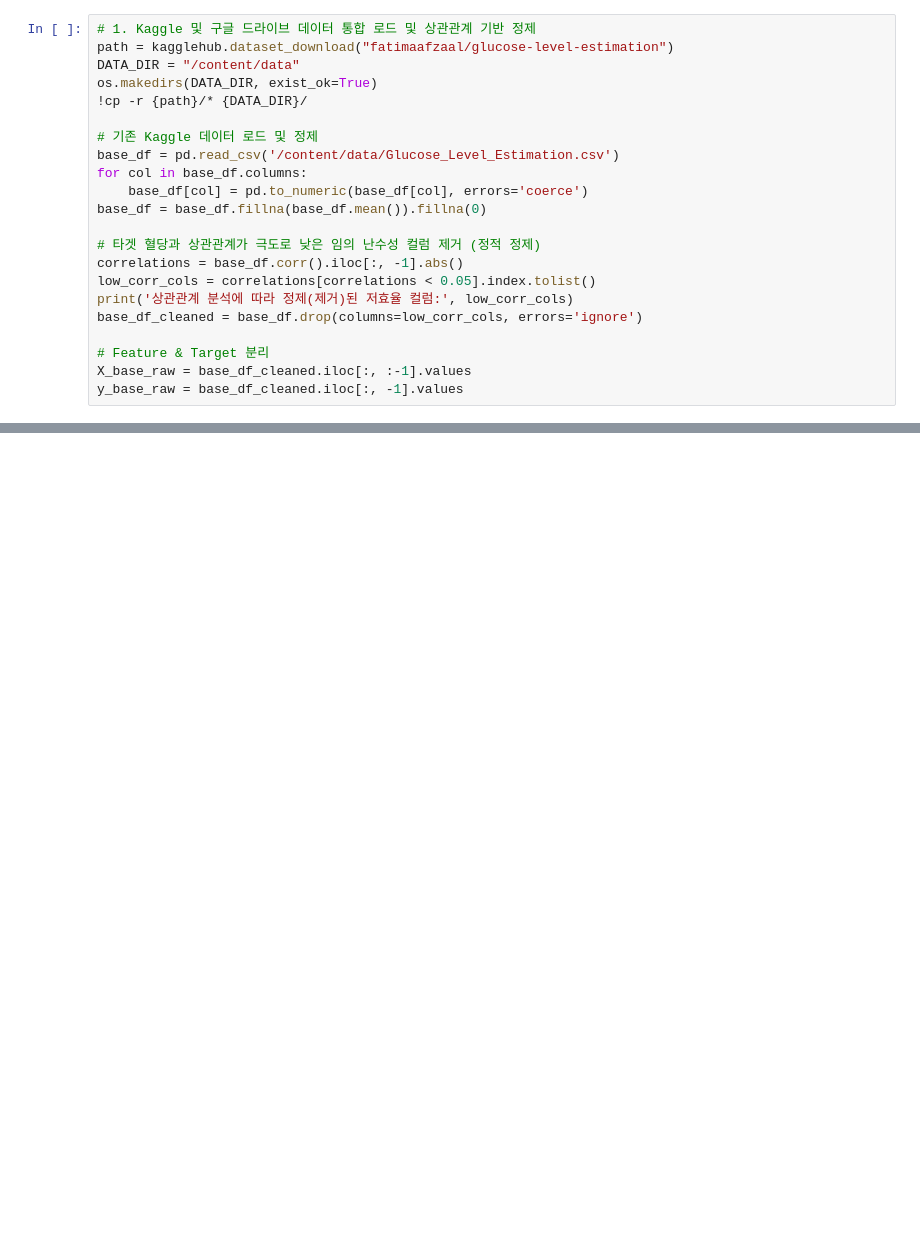
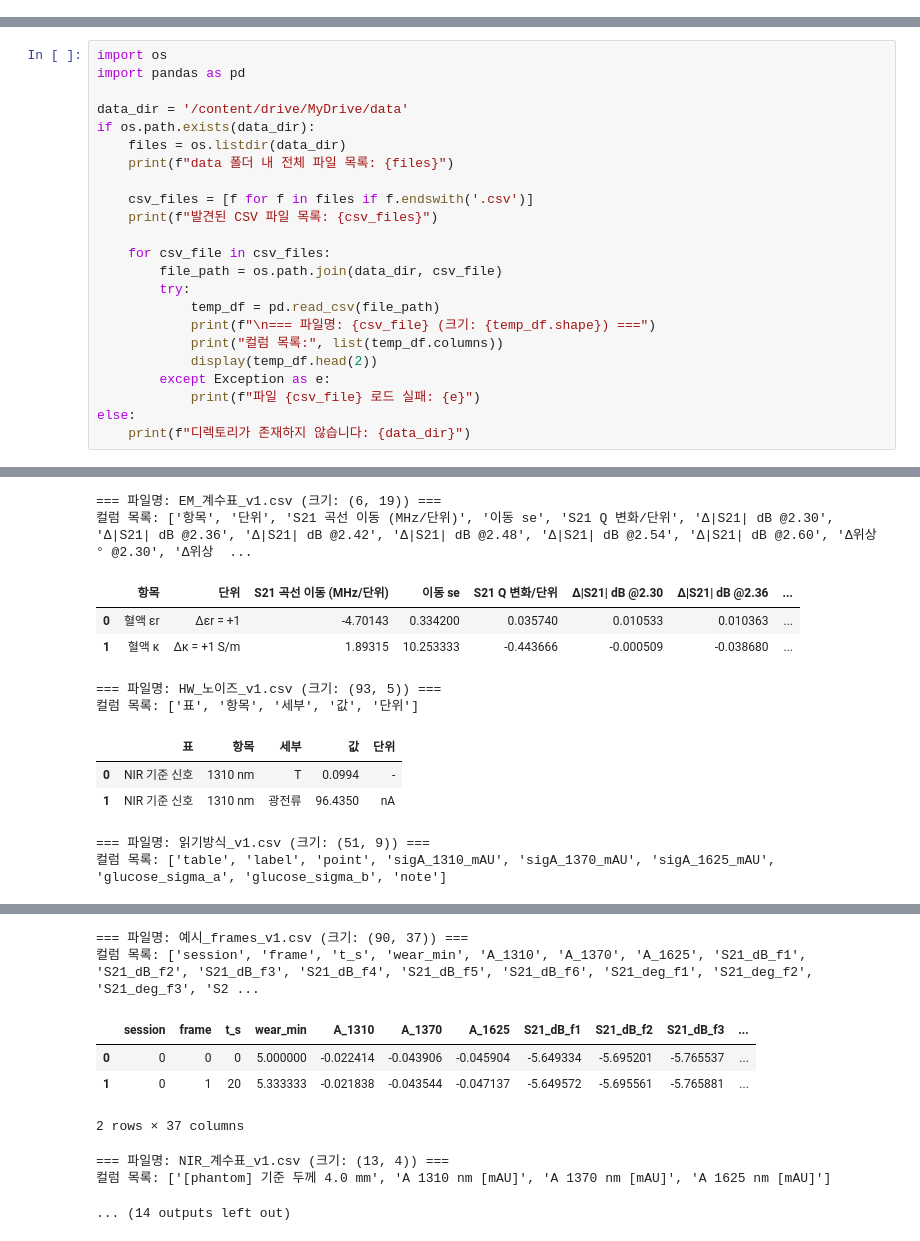
Before and after one commit to jianlee1111/HY-MATCH, a Jupyter notebook: ai_model/notebooks/colab_training_pipeline.ipynb, the cells around one changed output, grey strips where cells are left out. Saved outputs shown, nothing was run; the diff lists cells and outputs as text; blank space fills up the shorter version.

```diff
--- a/ai_model/notebooks/colab_training_pipeline.ipynb
+++ b/ai_model/notebooks/colab_training_pipeline.ipynb
@@ -22,22 +0,0 @@ Drive already mounted at /content/drive; to attempt to forcibly remount, call dr
-# %%
-# 1. Kaggle 및 구글 드라이브 데이터 통합 로드 및 상관관계 기반 정제
-path = kagglehub.dataset_download("fatimaafzaal/glucose-level-estimation")
-DATA_DIR = "/content/data"
-os.makedirs(DATA_DIR, exist_ok=True)
-!cp -r {path}/* {DATA_DIR}/
-
-# 기존 Kaggle 데이터 로드 및 정제
-base_df = pd.read_csv('/content/data/Glucose_Level_Estimation.csv')
-for col in base_df.columns:
-    base_df[col] = pd.to_numeric(base_df[col], errors='coerce')
-base_df = base_df.fillna(base_df.mean()).fillna(0)
-
-# 타겟 혈당과 상관관계가 극도로 낮은 임의 난수성 컬럼 제거 (정적 정제)
-correlations = base_df.corr().iloc[:, -1].abs()
-low_corr_cols = correlations[correlations < 0.05].index.tolist()
-print('상관관계 분석에 따라 정제(제거)된 저효율 컬럼:', low_corr_cols)
-base_df_cleaned = base_df.drop(columns=low_corr_cols, errors='ignore')
-
-# Feature & Target 분리
-X_base_raw = base_df_cleaned.iloc[:, :-1].values
-y_base_raw = base_df_cleaned.iloc[:, -1].values
@@ -72,0 +113,24 @@ y_combined = np.concatenate([y_base_raw, y_add_raw])
+# %%
+import os
+import pandas as pd
+
+data_dir = '/content/drive/MyDrive/data'
+if os.path.exists(data_dir):
+    files = os.listdir(data_dir)
+    print(f"data 폴더 내 전체 파일 목록: {files}")
+
+    csv_files = [f for f in files if f.endswith('.csv')]
+    print(f"발견된 CSV 파일 목록: {csv_files}")
+
+    for csv_file in csv_files:
+        file_path = os.path.join(data_dir, csv_file)
+        try:
+            temp_df = pd.read_csv(file_path)
+            print(f"\n=== 파일명: {csv_file} (크기: {temp_df.shape}) ===")
+            print("컬럼 목록:", list(temp_df.columns))
+            display(temp_df.head(2))
+        except Exception as e:
+            print(f"파일 {csv_file} 로드 실패: {e}")
+else:
+    print(f"디렉토리가 존재하지 않습니다: {data_dir}")
+# %% [output]
@@ -72,0 +145,12 @@ y_combined = np.concatenate([y_base_raw, y_add_raw])
+=== 파일명: EM_계수표_v1.csv (크기: (6, 19)) ===
+컬럼 목록: ['항목', '단위', 'S21 곡선 이동 (MHz/단위)', '이동 se', 'S21 Q 변화/단위', 'Δ|S21| dB @2.30', 'Δ|S21| dB @2.36', 'Δ|S21| dB @2.42', 'Δ|S21| dB @2.48', 'Δ|S21| dB @2.54', 'Δ|S21| dB @2.60', 'Δ위상 ° @2.30', 'Δ위상  ...
+|  | 항목 | 단위 | S21 곡선 이동 (MHz/단위) | 이동 se | S21 Q 변화/단위 | Δ|S21| dB @2.30 | Δ|S21| dB @2.36 | ... |
+| 0 | 혈액 εr | Δεr = +1 | -4.70143 | 0.334200 | 0.035740 | 0.010533 | 0.010363 | ... |
+| 1 | 혈액 κ | Δκ = +1 S/m | 1.89315 | 10.253333 | -0.443666 | -0.000509 | -0.038680 | ... |
+=== 파일명: HW_노이즈_v1.csv (크기: (93, 5)) ===
+컬럼 목록: ['표', '항목', '세부', '값', '단위']
+|  | 표 | 항목 | 세부 | 값 | 단위 |
+| 0 | NIR 기준 신호 | 1310 nm | T | 0.0994 | - |
+| 1 | NIR 기준 신호 | 1310 nm | 광전류 | 96.4350 | nA |
+=== 파일명: 읽기방식_v1.csv (크기: (51, 9)) ===
+컬럼 목록: ['table', 'label', 'point', 'sigA_1310_mAU', 'sigA_1370_mAU', 'sigA_1625_mAU', 'glucose_sigma_a', 'glucose_sigma_b', 'note']
@@ -72,0 +160,9 @@ y_combined = np.concatenate([y_base_raw, y_add_raw])
+=== 파일명: 예시_frames_v1.csv (크기: (90, 37)) ===
+컬럼 목록: ['session', 'frame', 't_s', 'wear_min', 'A_1310', 'A_1370', 'A_1625', 'S21_dB_f1', 'S21_dB_f2', 'S21_dB_f3', 'S21_dB_f4', 'S21_dB_f5', 'S21_dB_f6', 'S21_deg_f1', 'S21_deg_f2', 'S21_deg_f3', 'S2 ...
+|  | session | frame | t_s | wear_min | A_1310 | A_1370 | A_1625 | S21_dB_f1 | S21_dB_f2 | S21_dB_f3 | ... |
+| 0 | 0 | 0 | 0 | 5.000000 | -0.022414 | -0.043906 | -0.045904 | -5.649334 | -5.695201 | -5.765537 | ... |
+| 1 | 0 | 1 | 20 | 5.333333 | -0.021838 | -0.043544 | -0.047137 | -5.649572 | -5.695561 | -5.765881 | ... |
+2 rows × 37 columns
+=== 파일명: NIR_계수표_v1.csv (크기: (13, 4)) ===
+컬럼 목록: ['[phantom] 기준 두께 4.0 mm', 'A 1310 nm [mAU]', 'A 1370 nm [mAU]', 'A 1625 nm [mAU]']
+... (14 outputs left out)
```
Also changed, not shown: parts of 22 cells of this notebook, 4 other files.
